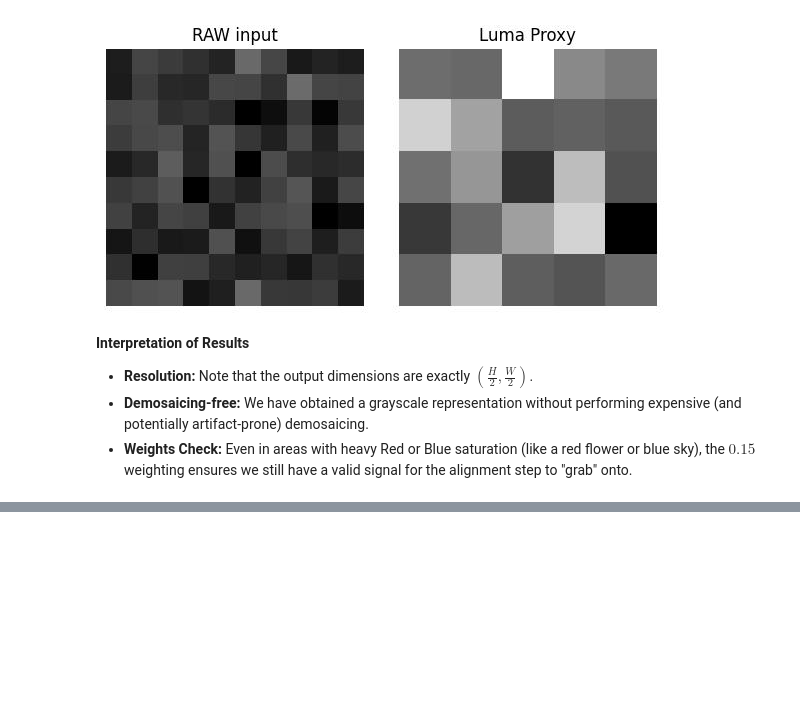
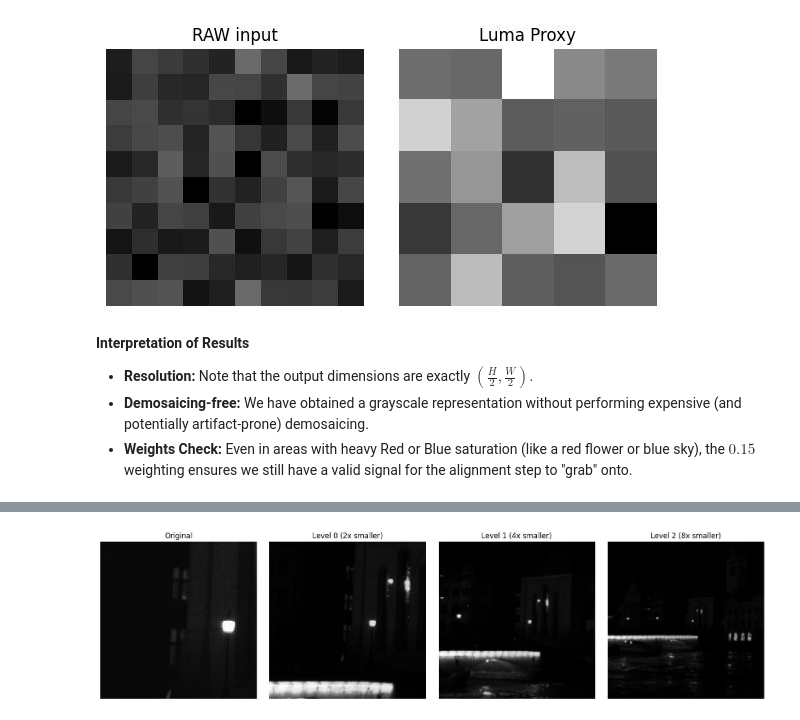
Before and after one commit to Andrei-Aksionov/ISPFoundry, a Jupyter notebook: notebooks/step_3_align_and_merge.ipynb, the cells around one changed output, grey strips where cells are left out. Drawn from its saved outputs; the diff is of its cells as text; code cells hidden in the pictures; blank space fills up the shorter version.

Commit message:
downsample_luma_proxy and image pyramids explanation

```diff
--- a/notebooks/step_3_align_and_merge.ipynb
+++ b/notebooks/step_3_align_and_merge.ipynb
@@ -409,0 +424,23 @@ RAW mean: 0.1985 | Proxy mean: 0.1958
+# %%
+high_res_img = processed_images[0]
+level_0 = get_luma_proxy(high_res_img, metadata[0])
+level_1 = downsample_luma_proxy(level_0)
+level_2 = downsample_luma_proxy(level_1)
+
+params = dict(window_size=100)
+high_res_crop = get_crop(high_res_img, **params)
+level_0_crop = get_crop(level_0, **params)
+level_1_crop = get_crop(level_1, **params)
+level_2_crop = get_crop(level_2, **params)
+
+plot_images(
+    (high_res_crop, level_0_crop, level_1_crop, level_2_crop),
+    ("Original", "Level 0 (2x smaller)", "Level 1 (4x smaller)", "Level 2 (8x smaller)"),
+    inch_width_per_image=4,
+    max_per_row=4,
+)
+
+del level_0, level_1, level_2
+del level_0_crop, level_1_crop, level_2_crop
+# %% [output]
+[figure, added]
```
Also changed, not shown: parts of 5 cells of this notebook.
